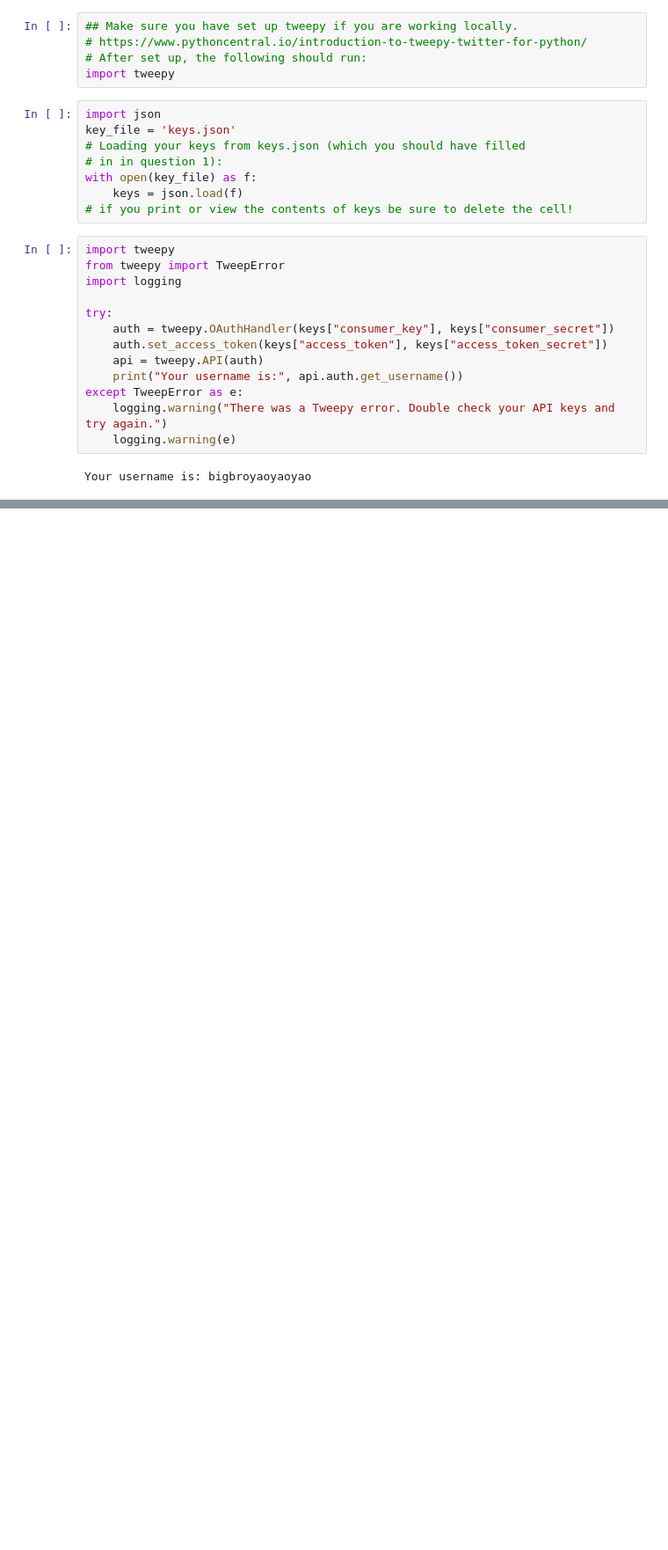
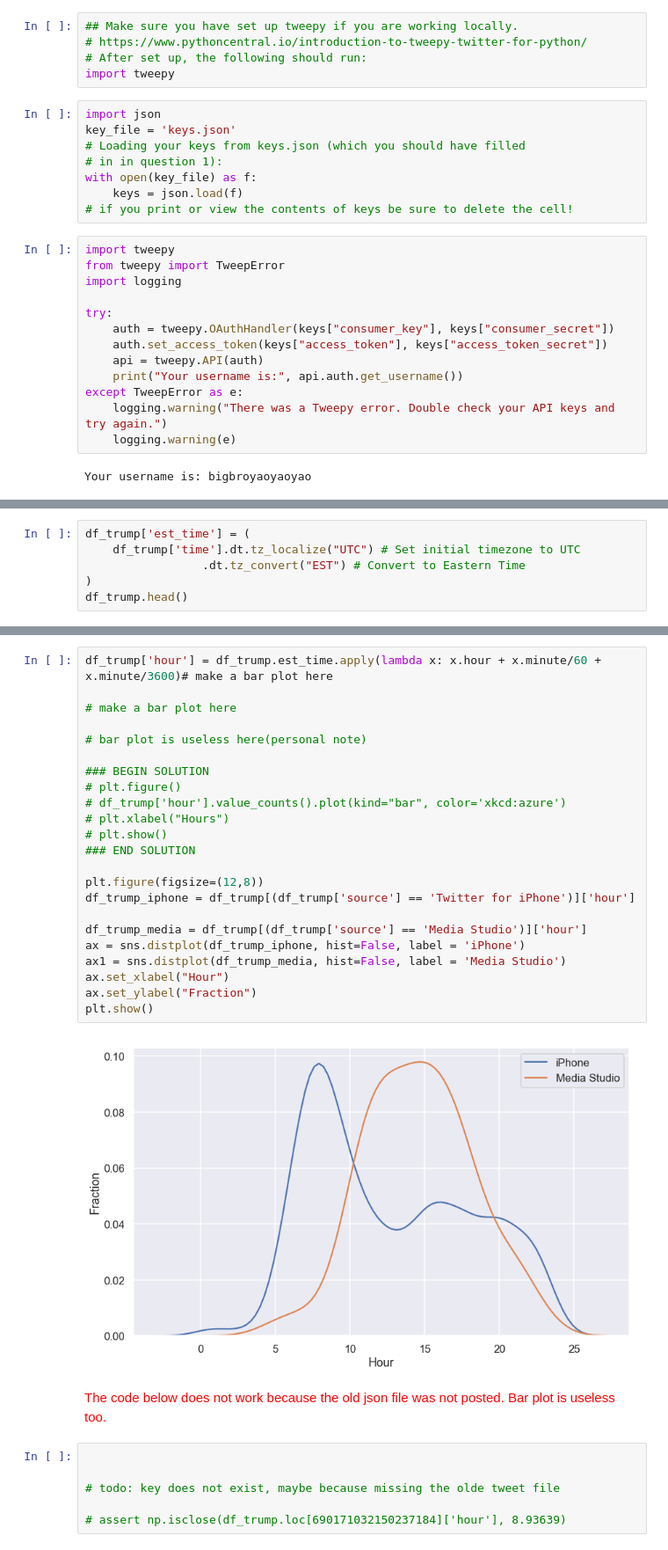
Before and after one commit to yaooo/DataScience, a Jupyter notebook: Project1/project1.ipynb, the cells around one changed output, grey strips where cells are left out. Shown at 88% size. Drawn from its saved outputs; the diff is of its cells as text; blank space fills up the shorter version.

```diff
--- a/Project1/project1.ipynb
+++ b/Project1/project1.ipynb
@@ -75,0 +414,6 @@ FileNotFoundError: [Errno 2] No such file or directory: 'data/RutgersU_recent_tw
+# %%
+df_trump['est_time'] = (
+    df_trump['time'].dt.tz_localize("UTC") # Set initial timezone to UTC
+                 .dt.tz_convert("EST") # Convert to Eastern Time
+)
+df_trump.head()
@@ -75,0 +428,33 @@ FileNotFoundError: [Errno 2] No such file or directory: 'data/RutgersU_recent_tw
+# %%
+df_trump['hour'] = df_trump.est_time.apply(lambda x: x.hour + x.minute/60 + x.minute/3600)# make a bar plot here
+
+# make a bar plot here
+
+# bar plot is useless here(personal note)
+
+### BEGIN SOLUTION
+# plt.figure()
+# df_trump['hour'].value_counts().plot(kind="bar", color='xkcd:azure')
+# plt.xlabel("Hours")
+# plt.show()
+### END SOLUTION
+
+plt.figure(figsize=(12,8))
+df_trump_iphone = df_trump[(df_trump['source'] == 'Twitter for iPhone')]['hour']
+
+df_trump_media = df_trump[(df_trump['source'] == 'Media Studio')]['hour']
+ax = sns.distplot(df_trump_iphone, hist=False, label = 'iPhone')
+ax1 = sns.distplot(df_trump_media, hist=False, label = 'Media Studio')
+ax.set_xlabel("Hour")
+ax.set_ylabel("Fraction")
+plt.show()
+# %% [output]
+[figure, added]
+# %% [markdown]
+<font color='red' >The code below does not work because the old json file was not posted. Bar plot is useless too.</font>
+# %%
+
+
+# todo: key does not exist, maybe because missing the olde tweet file
+
+# assert np.isclose(df_trump.loc[690171032150237184]['hour'], 8.93639)
```
Also changed, not shown: parts of 27 cells of this notebook, 6 other files.
